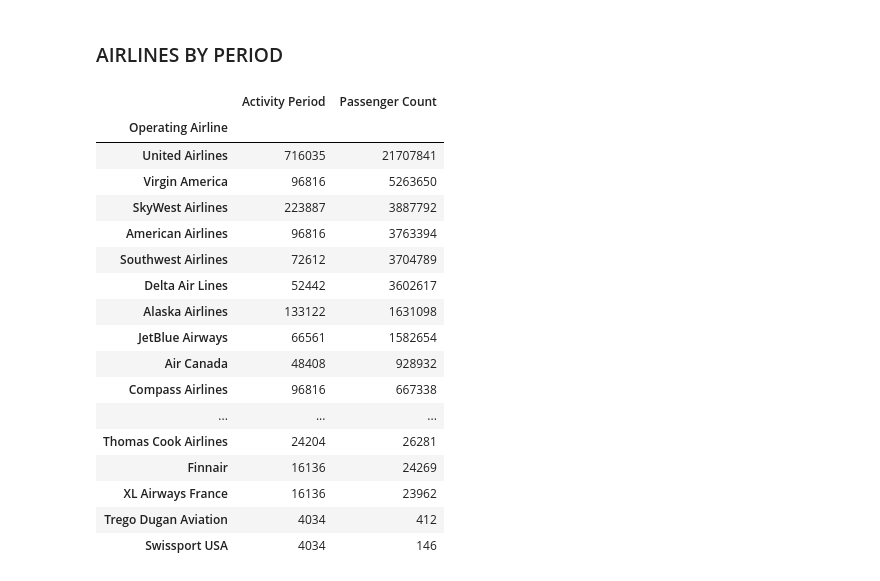
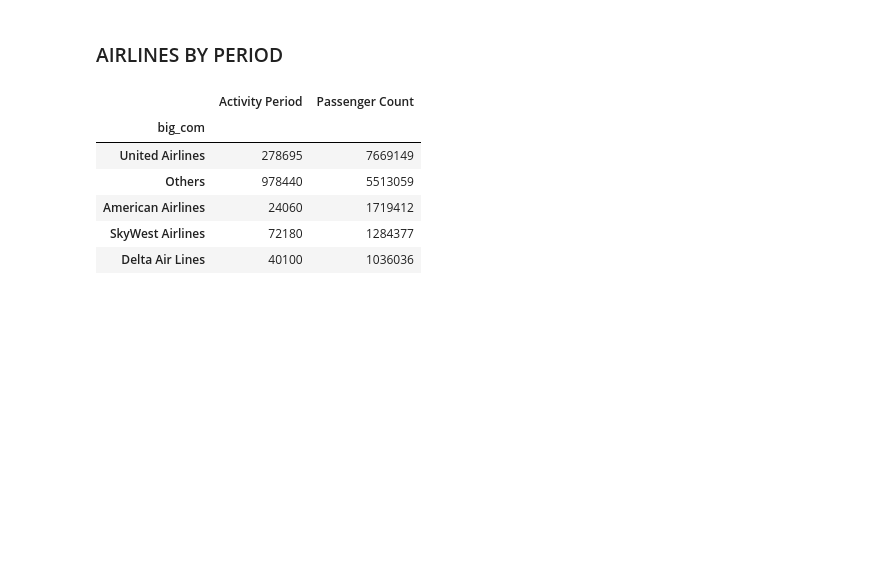
Before and after one commit to leofrio/Testing-Famous-ML-models, a Jupyter notebook: clustering first/clustering.ipynb, the cells around one changed output. Drawn from its saved outputs; the diff is of its cells as text; code cells hidden in the pictures; blank space fills up the shorter version.

```diff
--- a/clustering first/clustering.ipynb
+++ b/clustering first/clustering.ipynb
@@ -71,24 +71,13 @@ mcommon.append('Others')
 # %%
-df_air_year[df_air_year["Activity Period"] == 2017].groupby("Operating Airline").sum().sort_values(by=['Passenger Count'],ascending=False)
+df_air_year[df_air_year["Activity Period"] == 2005].groupby("big_com").sum().sort_values(by=['Passenger Count'],ascending=False)
 # %% [output]
 |  | Activity Period | Passenger Count |
-| Operating Airline |  |  |
-| United Airlines | 716035 | 21707841 |
-| Virgin America | 96816 | 5263650 |
-| SkyWest Airlines | 223887 | 3887792 |
-| American Airlines | 96816 | 3763394 |
-| Southwest Airlines | 72612 | 3704789 |
-| Delta Air Lines | 52442 | 3602617 |
-| Alaska Airlines | 133122 | 1631098 |
-| JetBlue Airways | 66561 | 1582654 |
-| Air Canada | 48408 | 928932 |
-| Compass Airlines | 96816 | 667338 |
-| ... | ... | ... |
-| Thomas Cook Airlines | 24204 | 26281 |
-| Finnair | 16136 | 24269 |
-| XL Airways France | 16136 | 23962 |
-| Trego Dugan Aviation | 4034 | 412 |
-| Swissport USA | 4034 | 146 |
+| big_com |  |  |
+| United Airlines | 278695 | 7669149 |
+| Others | 978440 | 5513059 |
+| American Airlines | 24060 | 1719412 |
+| SkyWest Airlines | 72180 | 1284377 |
+| Delta Air Lines | 40100 | 1036036 |
 # %%
 fig=plt.figure(figsize=(30,18))
 kwargs={'mouseover':True}
```
Also changed, not shown: parts of 2 cells of this notebook.
